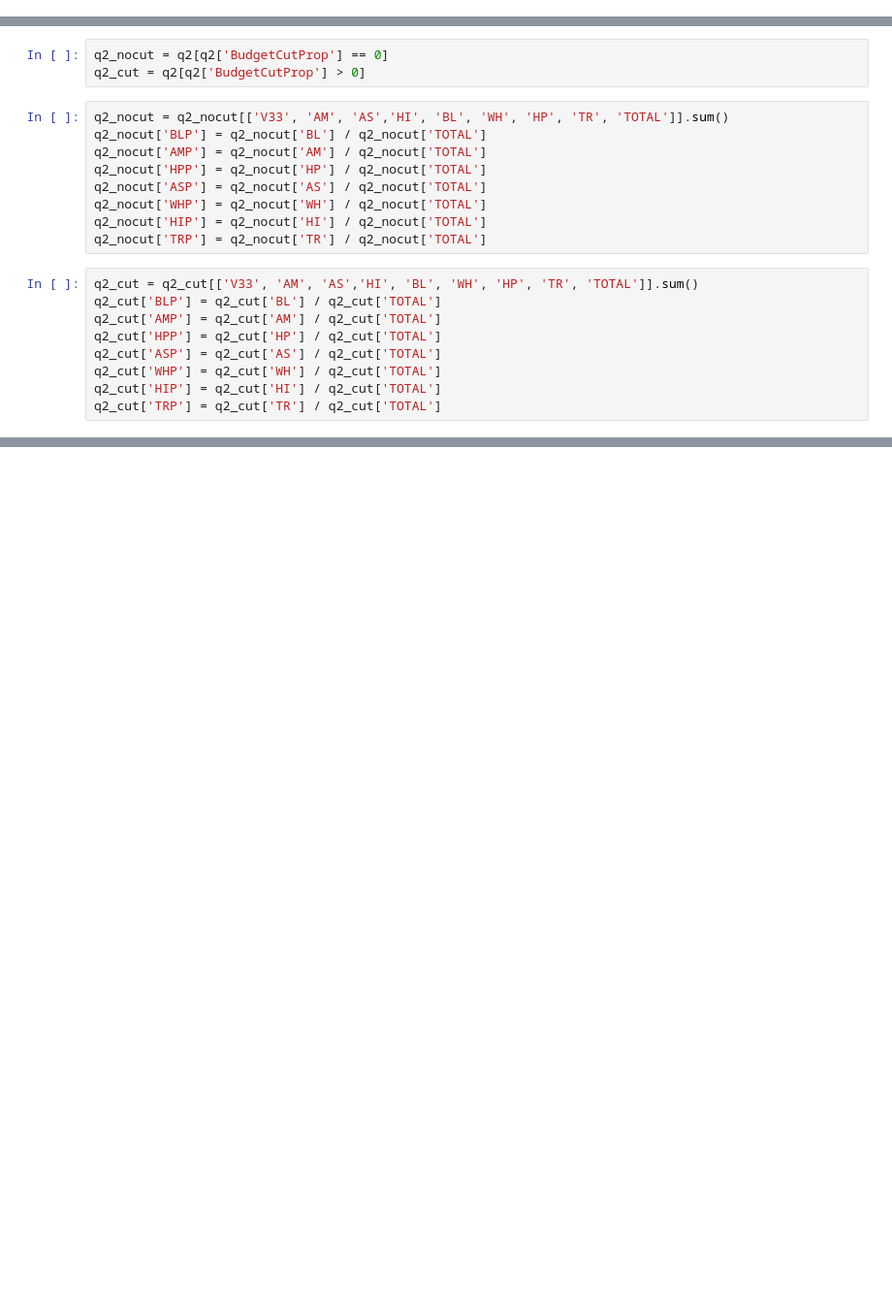
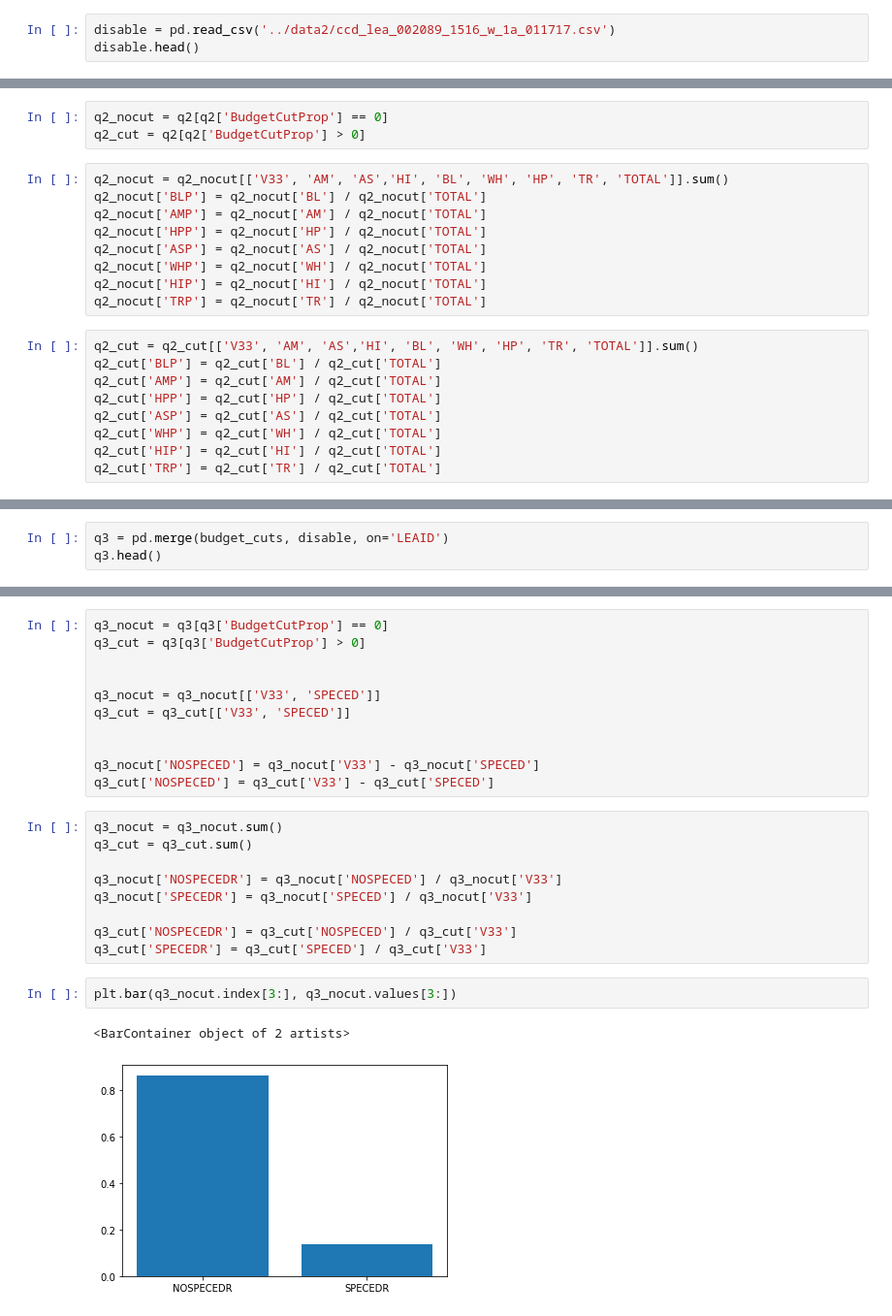
Before and after one commit to sarthakkothari/DS5500, a Jupyter notebook: HW4/HW4.ipynb, the cells around one changed output, grey strips where cells are left out. Shown at 97% size. Drawn from its saved outputs; the diff is of its cells as text; blank space fills up the shorter version.

```diff
--- a/HW4/HW4.ipynb
+++ b/HW4/HW4.ipynb
@@ -40,3 +40,6 @@ membership.head()
 | 3 | 2015-2016 | 1 | AL | ALABAMA | Alabama Department Of Education | 100007 | 158 | Hoover City | 65 | 942 | ... |
 | 4 | 2015-2016 | 1 | AL | ALABAMA | Alabama Department Of Education | 100008 | 169 | Madison City | 156 | 596 | ... |
 5 rows × 286 columns
+# %%
+disable = pd.read_csv('../data2/ccd_lea_002089_1516_w_1a_011717.csv')
+disable.head()
@@ -133,0 +149,3 @@ plt.show()
+# %%
+q3 = pd.merge(budget_cuts, disable, on='LEAID')
+q3.head()
@@ -133,0 +160,25 @@ plt.show()
+# %%
+q3_nocut = q3[q3['BudgetCutProp'] == 0]
+q3_cut = q3[q3['BudgetCutProp'] > 0]
+
+
+q3_nocut = q3_nocut[['V33', 'SPECED']]
+q3_cut = q3_cut[['V33', 'SPECED']]
+
+
+q3_nocut['NOSPECED'] = q3_nocut['V33'] - q3_nocut['SPECED']
+q3_cut['NOSPECED'] = q3_cut['V33'] - q3_cut['SPECED']
+# %%
+q3_nocut = q3_nocut.sum()
+q3_cut = q3_cut.sum()
+
+q3_nocut['NOSPECEDR'] = q3_nocut['NOSPECED'] / q3_nocut['V33']
+q3_nocut['SPECEDR'] = q3_nocut['SPECED'] / q3_nocut['V33']
+
+q3_cut['NOSPECEDR'] = q3_cut['NOSPECED'] / q3_cut['V33']
+q3_cut['SPECEDR'] = q3_cut['SPECED'] / q3_cut['V33']
+# %%
+plt.bar(q3_nocut.index[3:], q3_nocut.values[3:])
+# %% [output]
+<BarContainer object of 2 artists>
+[figure, added]
```
Also changed, not shown: parts of 5 cells of this notebook, 1 other file.
